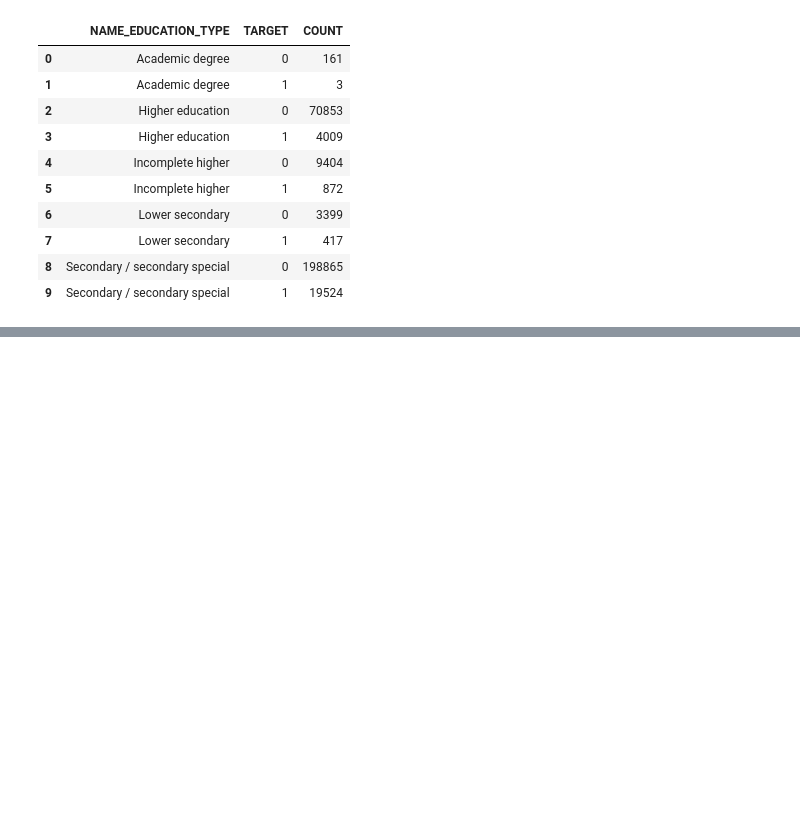
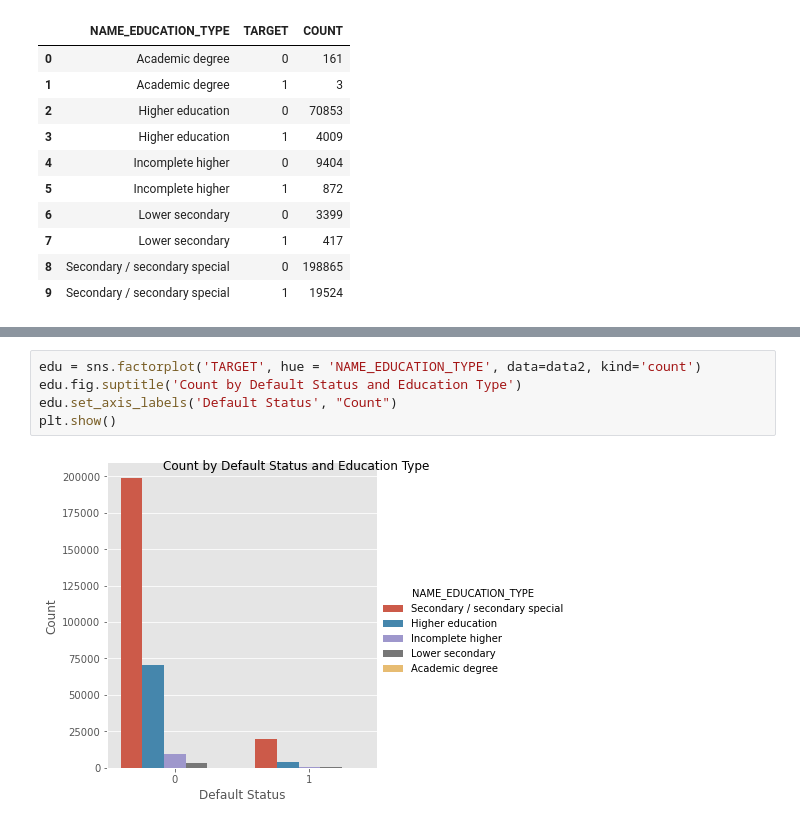
Before and after one commit to hudsonbat/Data-201, a Jupyter notebook: CreditDefault.ipynb, the cells around one changed output, grey strips where cells are left out. Saved outputs shown, nothing was run; the diff lists cells and outputs as text; blank space fills up the shorter version.

```diff
--- a/CreditDefault.ipynb
+++ b/CreditDefault.ipynb
@@ -365,0 +392,7 @@ data2.groupby(['NAME_EDUCATION_TYPE','TARGET']).size().reset_index(name='COUNT')
+# %%
+edu = sns.factorplot('TARGET', hue = 'NAME_EDUCATION_TYPE', data=data2, kind='count')
+edu.fig.suptitle('Count by Default Status and Education Type')
+edu.set_axis_labels('Default Status', "Count")
+plt.show()
+# %% [output]
+[figure, added]
```
Also changed, not shown: parts of 59 cells of this notebook.
